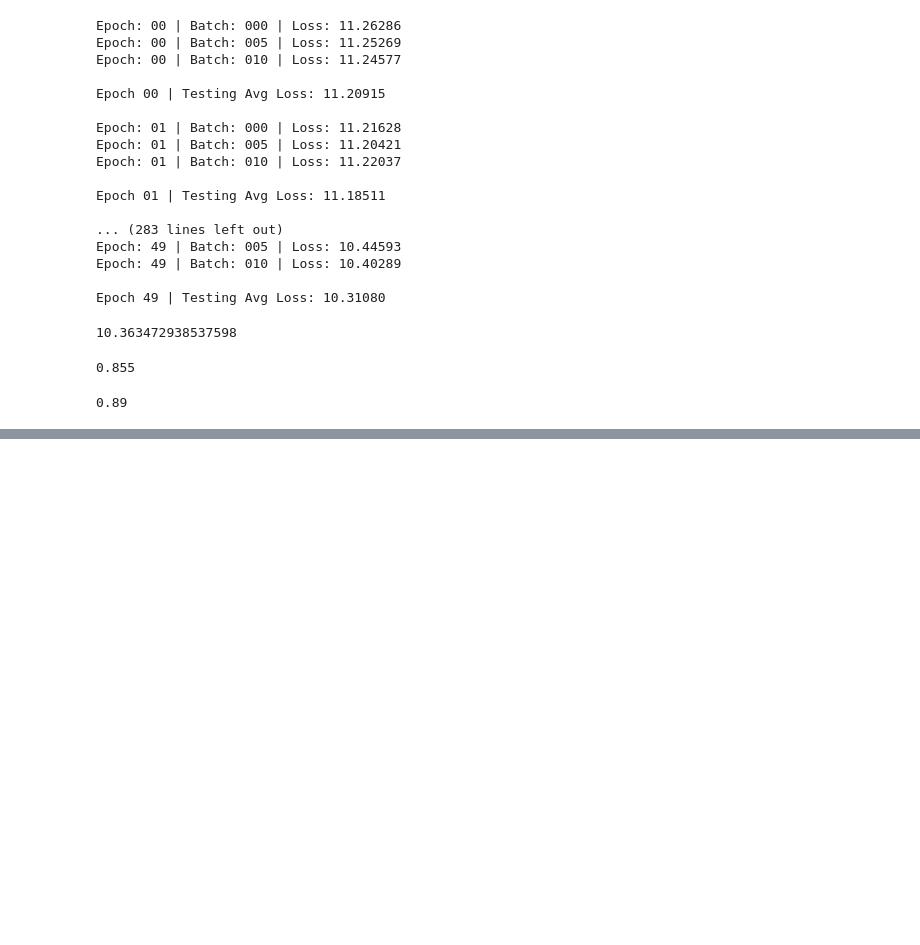
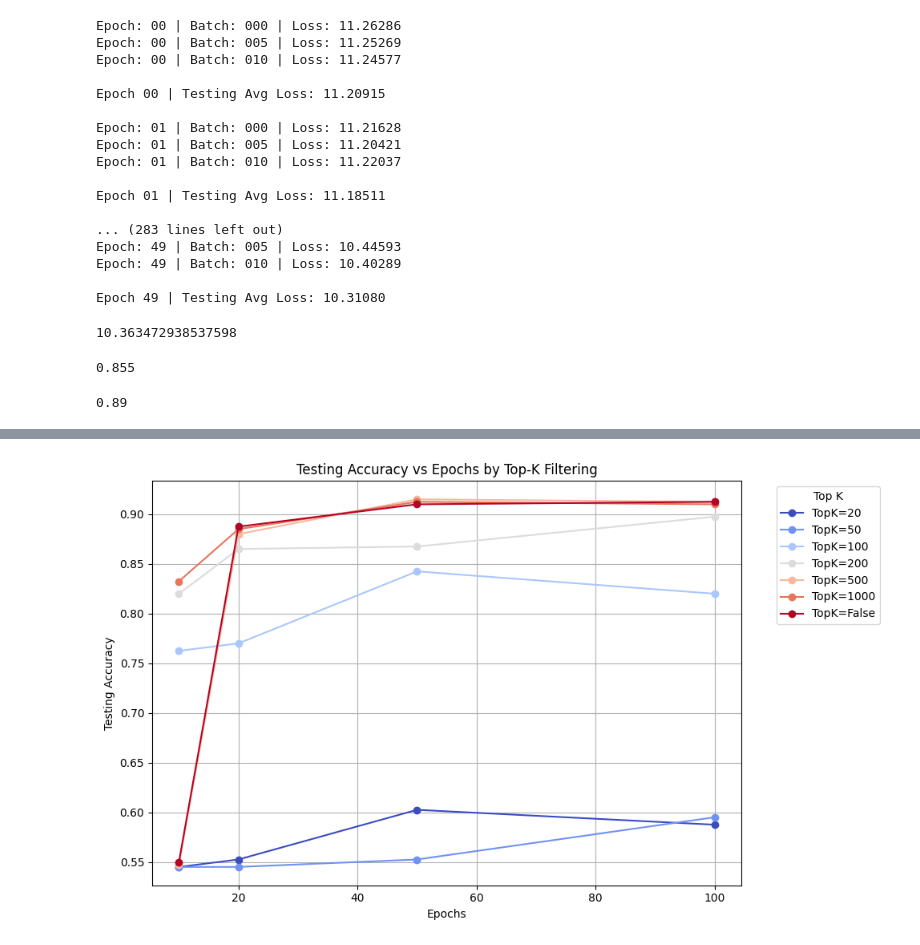
Before and after one commit to binhducvu/Soft-Decision-Tree, a Jupyter notebook: xgb.ipynb, the cells around one changed output, grey strips where cells are left out. Saved outputs shown, nothing was run; the diff lists cells and outputs as text; code cells hidden in the pictures; blank space fills up the shorter version.

```diff
--- a/xgb.ipynb
+++ b/xgb.ipynb
@@ -410,0 +427,49 @@ NameError: name 'testing_accuracies' is not defined
+# %%
+rows = [(k[0], k[1], testing_accuracies.get(k)) for k in testing_accuracies.keys()]
+accuracies_df = pd.DataFrame(rows, columns=["Top K Filtering", "Epochs", "Testing Accuracy"])
+
+rows = [(k[0], k[1], testing_losses.get(k)) for k in testing_accuracies.keys()]
+losses_df = pd.DataFrame(rows, columns=["Top K Filtering", "Epochs", "Testing Accuracy"])
+rows = []
+for (id1, id2), values in val_accs.items():
+    for i, v in enumerate(values, start=1):
+        rows.append((id1, id2, i, v))
+
+val_df = pd.DataFrame(rows, columns=["Top K Filtering", "Epochs", "Epoch", "Loss"])
+accuracies_df.to_csv('xgb_testing_accuracies.csv')
+losses_df.to_csv('xgb_testing_losses.csv')
+val_df.to_csv('xgb_validation_losses.csv')
+# %%
+import matplotlib.pyplot as plt
+import matplotlib.cm as cm
+df = accuracies_df
+order = ["20", "50", "100", "200", "500", "1000", "False"]
+
+# Make sure column is string and ordered
+order = ["20", "50", "100", "200", "500", "1000", "False"]
+
+# Ensure column is categorical with correct order
+df["Top K Filtering"] = df["Top K Filtering"].astype(str)
+df["Top K Filtering"] = pd.Categorical(df["Top K Filtering"], categories=order, ordered=True)
+
+# Colormap: smooth gradient
+cmap = plt.colormaps.get_cmap("coolwarm")
+colors = cmap(np.linspace(0, 1, len(order)))
+
+# Plot
+plt.figure(figsize=(10,6))
+for i, k in enumerate(order):
+    group = df[df["Top K Filtering"] == k]
+    if not group.empty:
+        plt.plot(group["Epochs"], group["Testing Accuracy"],
+                 marker="o", color=colors[i], label=f"TopK={k}")
+
+plt.xlabel("Epochs")
+plt.ylabel("Testing Accuracy")
+plt.title("Testing Accuracy vs Epochs by Top-K Filtering")
+plt.legend(title="Top K", bbox_to_anchor=(1.05, 1), loc="upper left")
+plt.grid(True)
+plt.tight_layout()
+plt.show()
+# %% [output]
+[figure, added]
```
Also changed, not shown: parts of 2 cells of this notebook, 6 other files.
